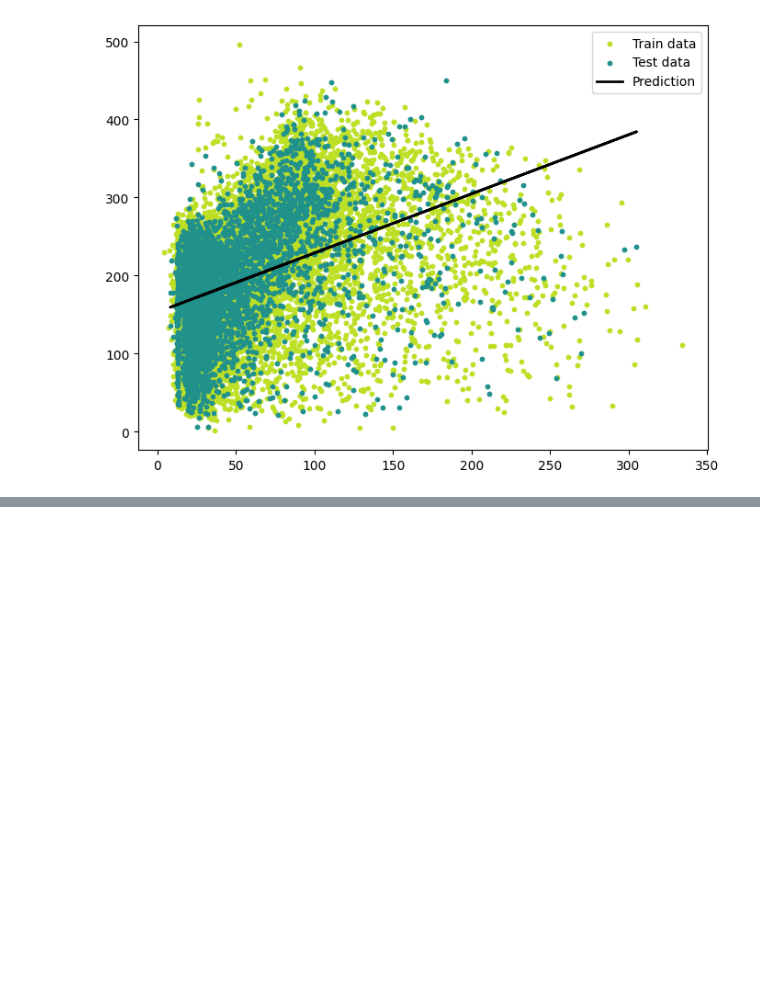
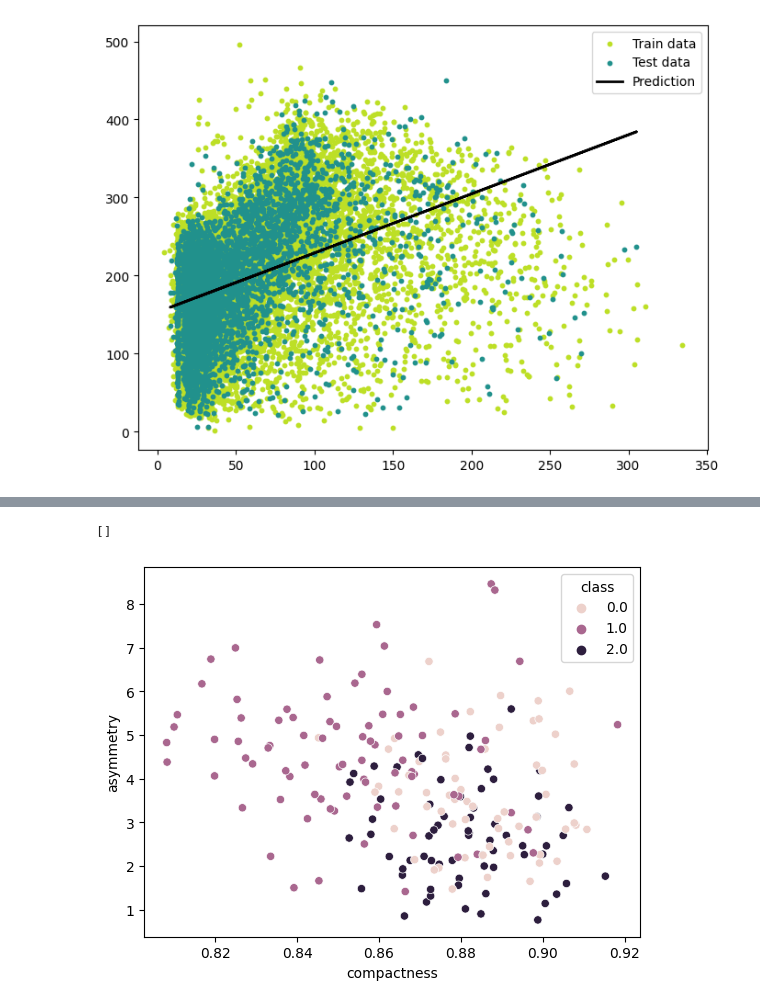
Before and after one commit to daniil777555/portfolio, a Jupyter notebook: python/ml/test-my-model.ipynb, the cells around one changed output, grey strips where cells are left out. Cells and saved outputs as stored; diff of their text form; code cells hidden in the pictures; blank space fills up the shorter version.

```diff
--- a/python/ml/test-my-model.ipynb
+++ b/python/ml/test-my-model.ipynb
@@ -192,0 +224,10 @@ plt.show()
+# %%
+X = df_for_kmeans[cols[:-1]].values
+y = df_for_kmeans['class'].values
+labels = KMeans(k=3).fit(X)
+cluster_df = pd.DataFrame(np.hstack((X, labels.reshape(-1, 1))), columns=df_for_kmeans.columns)
+sns.scatterplot(x=x1, y=x2, hue='class', data=cluster_df)
+plt.plot()
+# %% [output]
+[]
+[figure, added]
```
Also changed, not shown: parts of 13 cells of this notebook, 21 other files.
